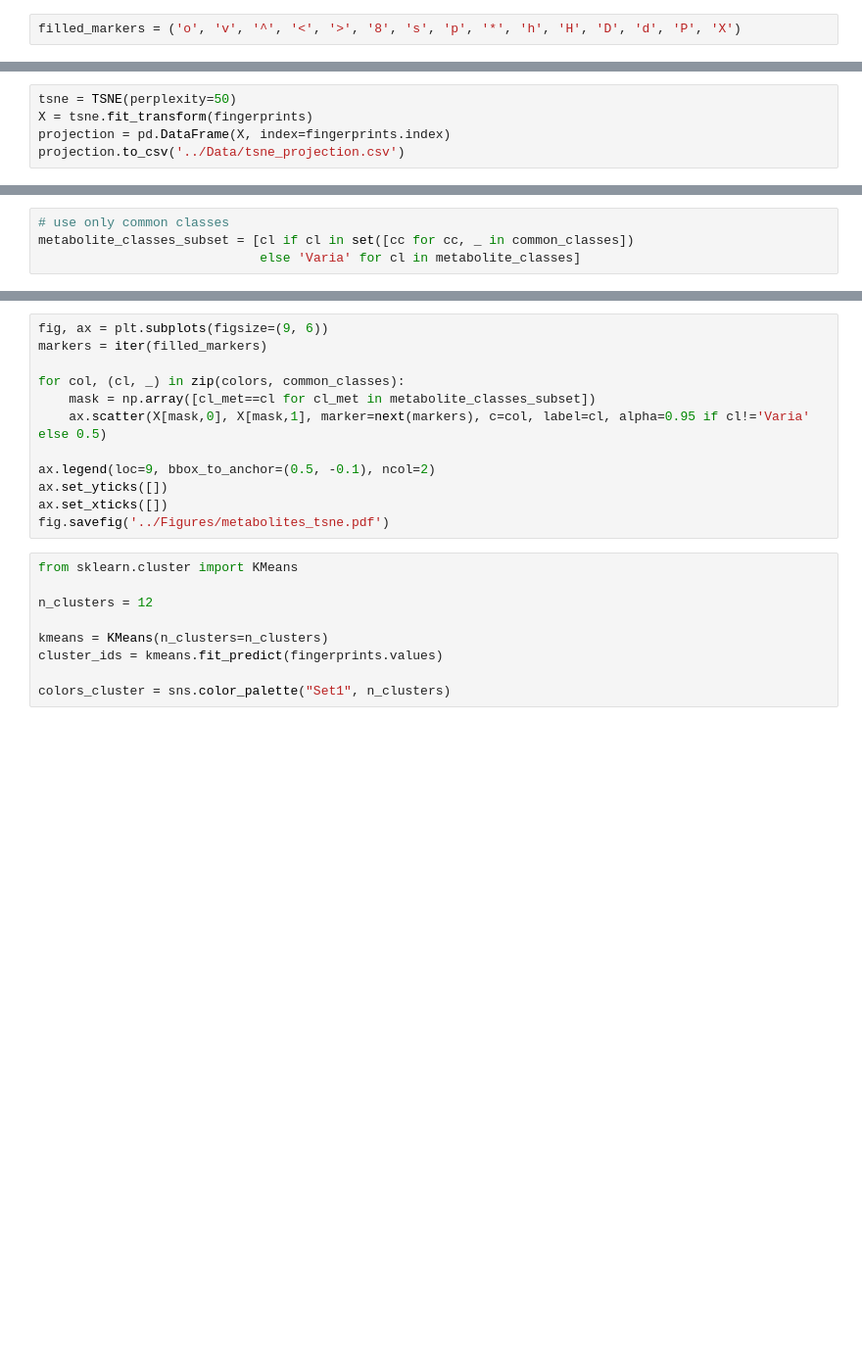
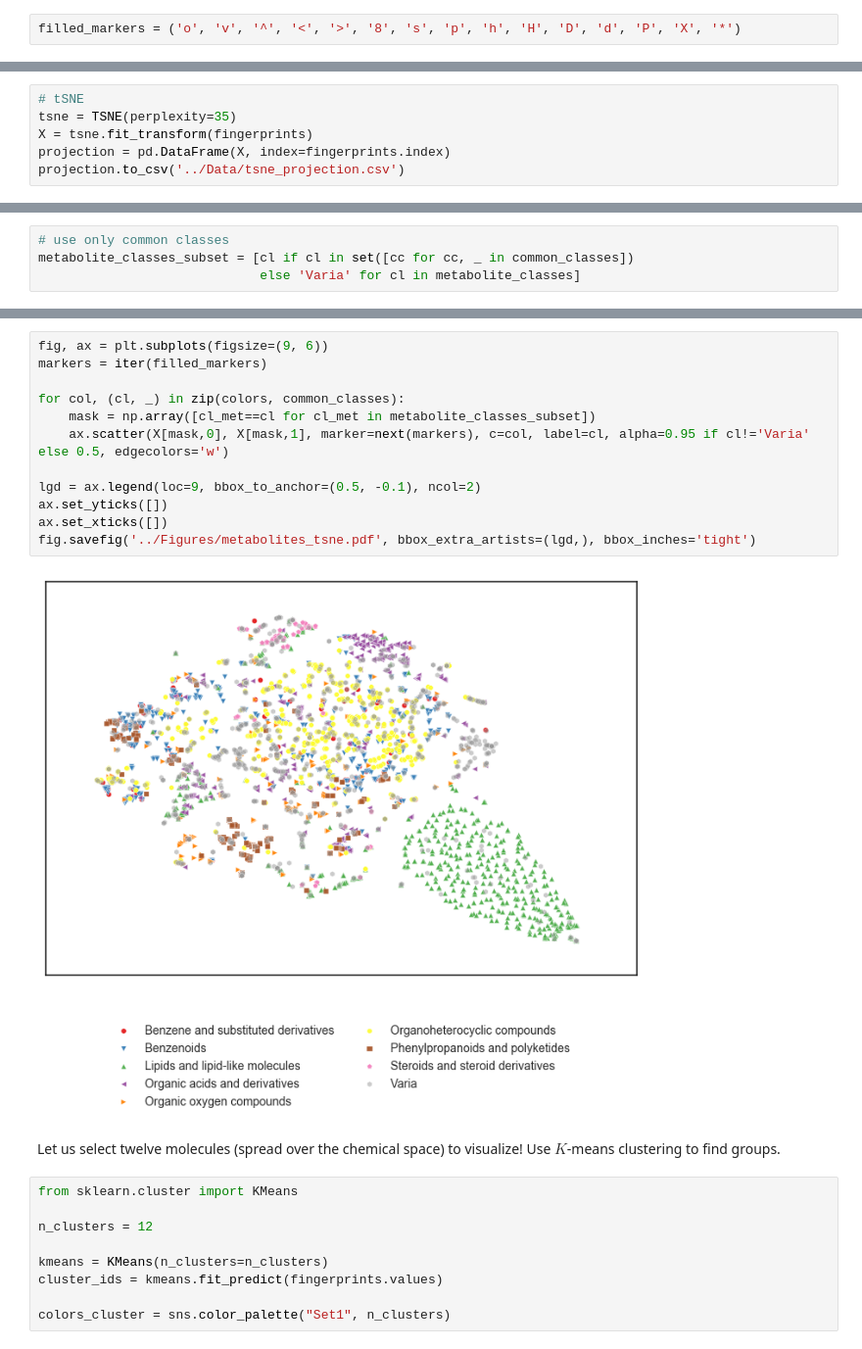
Before and after one commit to MichielStock/Just_for_fun, a Jupyter notebook: Urine_metabolomics/Notebooks/tSNE-plot_urine_metabolome.ipynb, the cells around one changed output, grey strips where cells are left out. Shown at 98% size. Cells and saved outputs as stored; diff of their text form; blank space fills up the shorter version.

```diff
--- a/Urine_metabolomics/Notebooks/tSNE-plot_urine_metabolome.ipynb
+++ b/Urine_metabolomics/Notebooks/tSNE-plot_urine_metabolome.ipynb
@@ -17,4 +17,4 @@ import seaborn as sns
 from collections import Counter
 sns.set_style('white')
 # %%
-filled_markers = ('o', 'v', '^', '<', '>', '8', 's', 'p', '*', 'h', 'H', 'D', 'd', 'P', 'X')
+filled_markers = ('o', 'v', '^', '<', '>', '8', 's', 'p', 'h', 'H', 'D', 'd', 'P', 'X', '*')
@@ -44,5 +48,6 @@ for i, perplexity in enumerate([2, 5, 30, 50, 100]):
 # %%
-tsne = TSNE(perplexity=50)
+# tSNE
+tsne = TSNE(perplexity=35)
 X = tsne.fit_transform(fingerprints)
 projection = pd.DataFrame(X, index=fingerprints.index)
 projection.to_csv('../Data/tsne_projection.csv')
@@ -79,15 +106,19 @@ sns.palplot(colors)
 # %%
 fig, ax = plt.subplots(figsize=(9, 6))
 markers = iter(filled_markers)
 
 for col, (cl, _) in zip(colors, common_classes):
     mask = np.array([cl_met==cl for cl_met in metabolite_classes_subset])
-    ax.scatter(X[mask,0], X[mask,1], marker=next(markers), c=col, label=cl, alpha=0.95 if cl!='Varia' else 0.5)
+    ax.scatter(X[mask,0], X[mask,1], marker=next(markers), c=col, label=cl, alpha=0.95 if cl!='Varia' else 0.5, edgecolors='w')
 
-ax.legend(loc=9, bbox_to_anchor=(0.5, -0.1), ncol=2)
+lgd = ax.legend(loc=9, bbox_to_anchor=(0.5, -0.1), ncol=2)
 ax.set_yticks([])
 ax.set_xticks([])
-fig.savefig('../Figures/metabolites_tsne.pdf')
+fig.savefig('../Figures/metabolites_tsne.pdf', bbox_extra_artists=(lgd,), bbox_inches='tight')
+# %% [output]
+[figure, added]
+# %% [markdown]
+Let us select twelve molecules (spread over the chemical space) to visualize! Use $K$-means clustering to find groups.
 # %%
 from sklearn.cluster import KMeans
 
```
Also changed, not shown: parts of 29 cells of this notebook, 2 other files.
